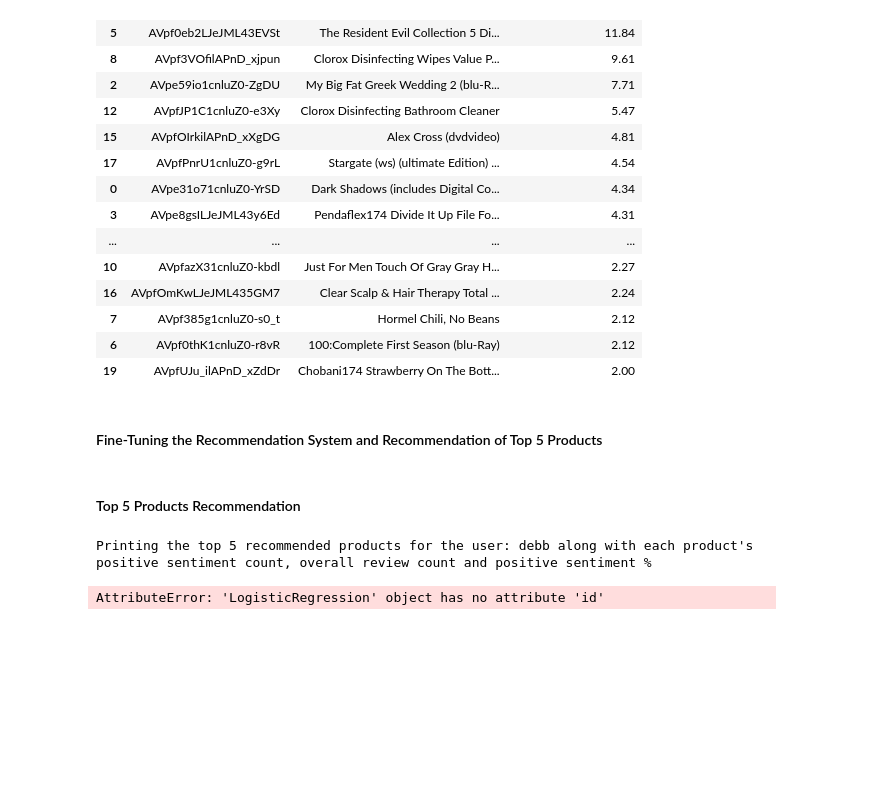
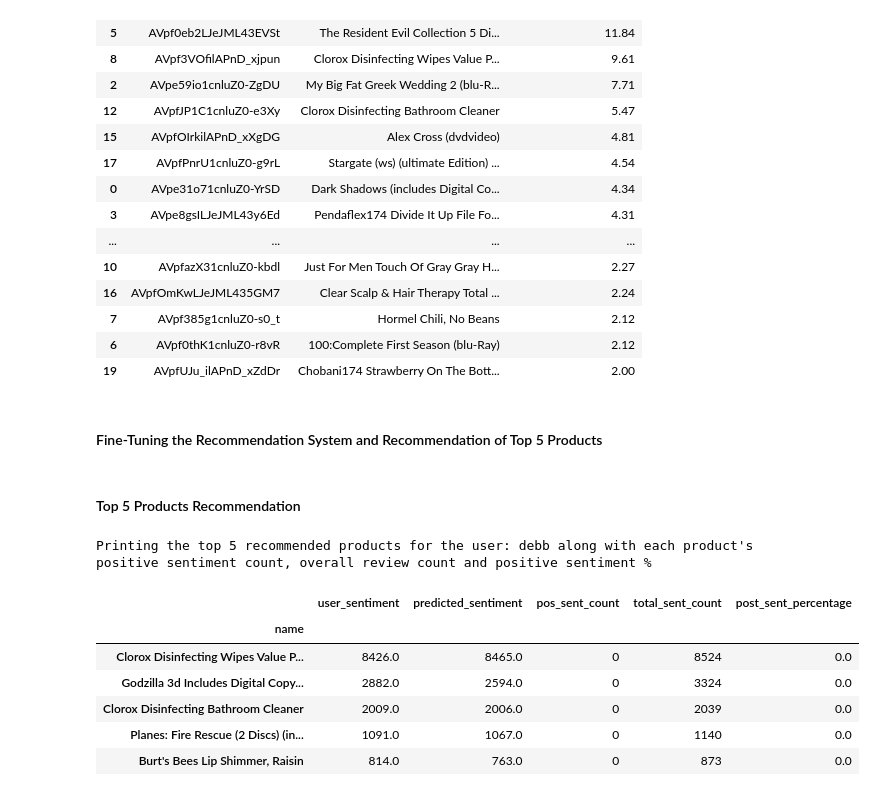
Before and after one commit to nick09fab/ML-Deployment, a Jupyter notebook: Recommendation_Systems/Recommendation.ipynb, the cells around one changed output. Cells and saved outputs as stored; diff of their text form; code cells hidden in the pictures; blank space fills up the shorter version.

Commit message:
updated pred

```diff
--- a/Recommendation_Systems/Recommendation.ipynb
+++ b/Recommendation_Systems/Recommendation.ipynb
@@ -795,26 +795,32 @@ def product_recommendations_user(user_name):
     df_top20_products['positive_sentiment'] = df_top20_products['predicted_sentiment'].apply(lambda x: 1 if x=="Positive" else 0)
     # Create a new dataframe "pred_df" to store the count of positive user sentiments
     pred_df = df_top20_products.groupby(by='name').sum()
-    pred_df.columns=['pos_sent_count']
+    pred_df.columns=['user_sentiment','predicted_sentiment','pos_sent_count']
     # Create a column to measure the total sentiment count
     pred_df['total_sent_count'] = df_top20_products.groupby(by='name')['predicted_sentiment'].count()
     # Create a column that measures the % of positive user sentiment for each product review
     pred_df['post_sent_percentage'] = np.round(pred_df['pos_sent_count']/pred_df['total_sent_count']*100,2)
     # Return top 5 recommended products to the user
-    result = pred_df.sort_values(by='post_sent_percentage', ascending=False)[:5]
+    result = pred_df.sort_values(by='total_sent_count', ascending=False)[:5]
     return result
 # %% [markdown]
 #### Top 5 Products Recommendation
 # %%
 # Take a sample username as input
 user_input = 'debb'
 # 'Venkat'
 # 'debb'
 # 'evrydayhustla420'
 print(f"Printing the top 5 recommended products for the user: {user_input} along with each product's positive sentiment count, overall review count and positive sentiment %")
 print("\n")
-top5_reco_sent_reco_user = get_sentiment_recommendations(user_input)
+top5_reco_sent_reco_user = product_recommendations_user(user_input)
 top5_reco_sent_reco_user
 # %% [output]
 Printing the top 5 recommended products for the user: debb along with each product's positive sentiment count, overall review count and positive sentiment %
-AttributeError: 'LogisticRegression' object has no attribute 'id'
+|  | user_sentiment | predicted_sentiment | pos_sent_count | total_sent_count | post_sent_percentage |
+| name |  |  |  |  |  |
+| Clorox Disinfecting Wipes Value P... | 8426.0 | 8465.0 | 0 | 8524 | 0.0 |
+| Godzilla 3d Includes Digital Copy... | 2882.0 | 2594.0 | 0 | 3324 | 0.0 |
+| Clorox Disinfecting Bathroom Cleaner | 2009.0 | 2006.0 | 0 | 2039 | 0.0 |
+| Planes: Fire Rescue (2 Discs) (in... | 1091.0 | 1067.0 | 0 | 1140 | 0.0 |
+| Burt's Bees Lip Shimmer, Raisin | 814.0 | 763.0 | 0 | 873 | 0.0 |
```
Also changed, not shown: parts of 2 cells of this notebook, 2 other files.
